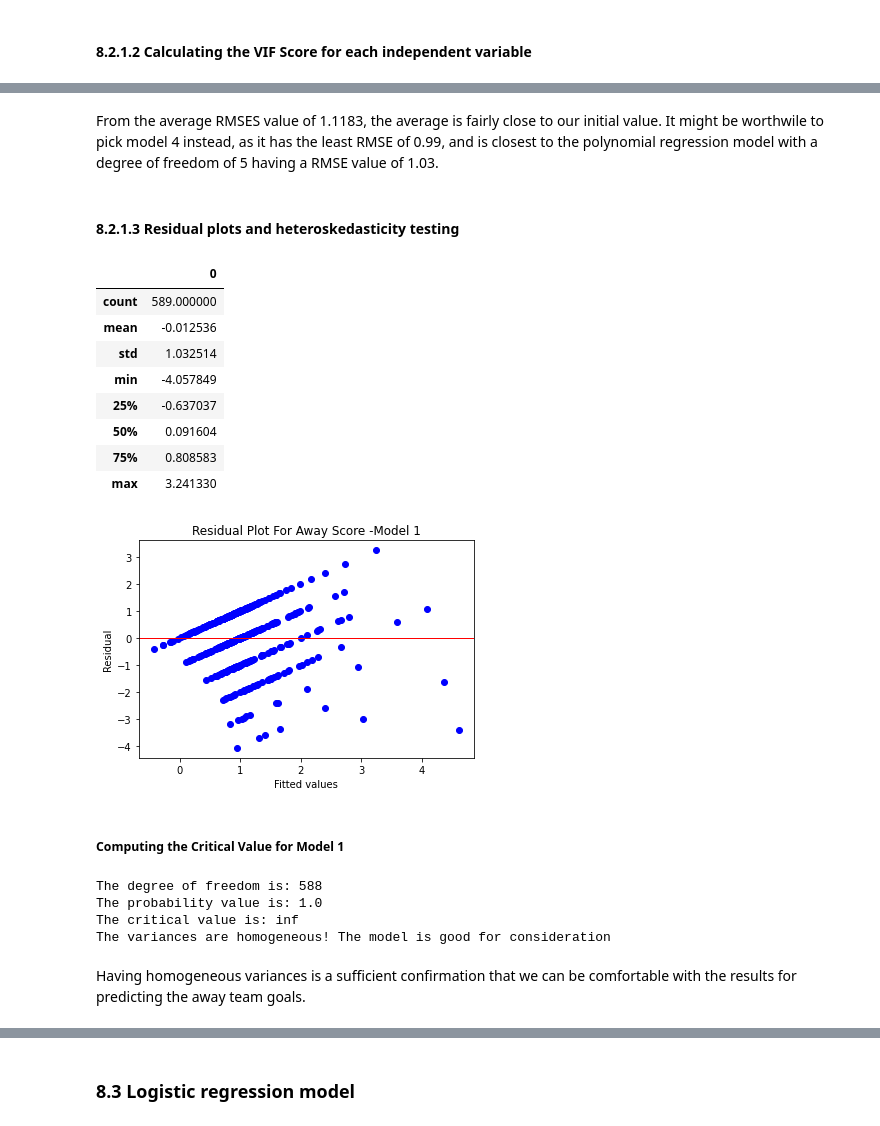
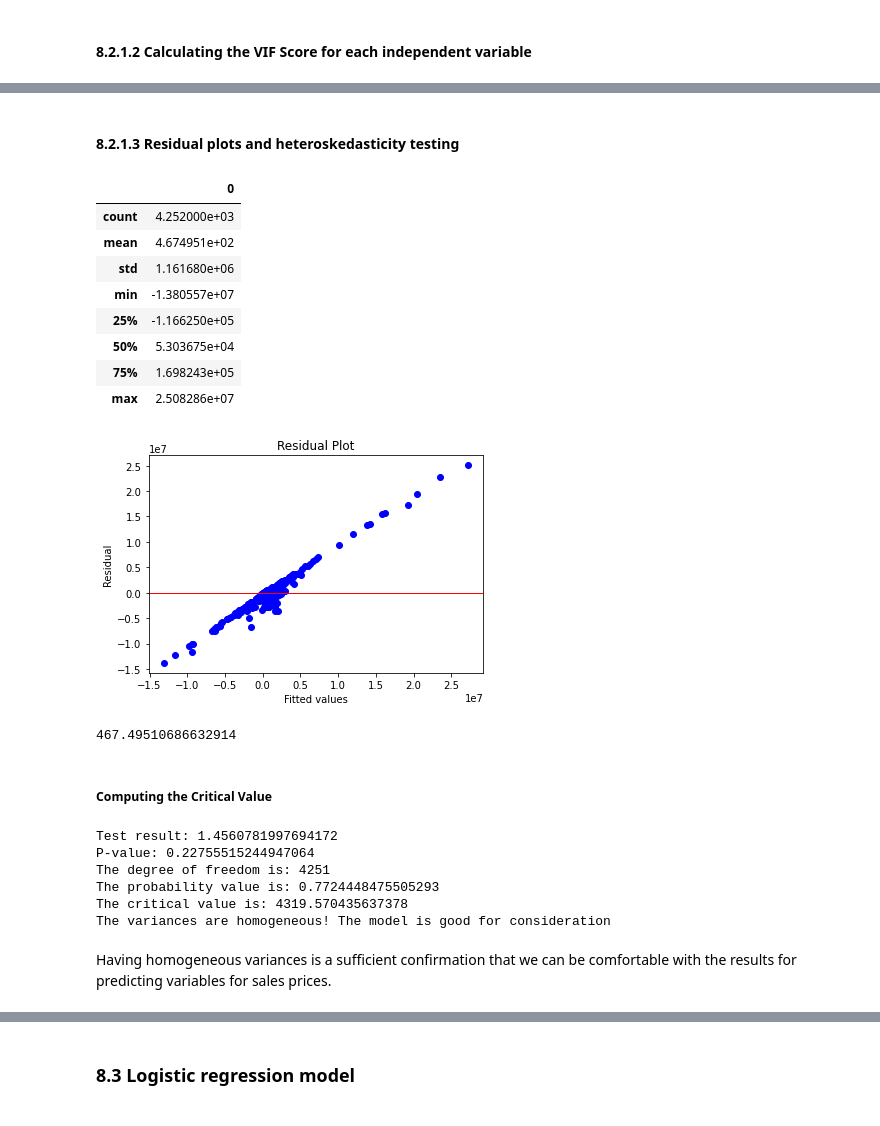
Before and after one commit to veronica1013/Datascience_core_module2_week1_IP, a Jupyter notebook: Moringa_Data_Science_Core_Module2_W2_Independent_Project_2021_10_Veronica_Isiaho_Python_Notebook_ipynb.ipynb, the cells around one changed output, grey strips where cells are left out. Cells and saved outputs as stored; diff of their text form; code cells hidden in the pictures.

```diff
--- a/Moringa_Data_Science_Core_Module2_W2_Independent_Project_2021_10_Veronica_Isiaho_Python_Notebook_ipynb.ipynb
+++ b/Moringa_Data_Science_Core_Module2_W2_Independent_Project_2021_10_Veronica_Isiaho_Python_Notebook_ipynb.ipynb
@@ -719,0 +712,5 @@ array([0, 1, 5, 4, 3, 2, 6, 7, 8])
+# %%
+# Plot histogram to show the value count per parameters
+most_viewed.drop(columns=['id', 'zipcode', 'sqft_living15', 'sqft_lot15'], inplace=True)
+
+most_viewed.hist(figsize = (15, 15));
@@ -894,6 +915,6 @@ Accuracy0.39558573853989815
 ## 8. Challenging the solution
 # %%
 ## 8.1 Hyperparameter Tuning using randon search
-df_2 = new_df.copy(deep=True)
+df_2 = most_viewed.copy(deep=True)
 df_2.head(2)
 # %% [output]
@@ -953,8 +1051,8 @@ from sklearn.linear_model import LinearRegression
 
 from sklearn.model_selection import train_test_split
 
-X = independent_goals.values
-y = df_2['away_score'].values
+X = df_2.values
+y = most_viewed['price'].values
 
 # Split the dataset into train and test sets
 X_train, X_test, y_train, y_test = train_test_split(X,y, test_size = 0.2, random_state=0)
@@ -1070,41 +1166,46 @@ The Average Value of the RMSES of the 10 folds is: 1.1183407745137997
-# %% [markdown]
-From the average RMSES value of 1.1183, the average is fairly close to our initial value. It might be worthwile to pick model 4 instead, as it has the least RMSE of 0.99, and is closest to the polynomial regression model with a degree of freedom of 5 having a RMSE value of 1.03.
 # %% [markdown]
 #### 8.2.1.3 Residual plots and heteroskedasticity testing
 # %%
-# Residuals for away score
-residuals_away_score = np.subtract(y_pred_5, y_test)
-pd.DataFrame(residuals_away_score).describe()
+# Residuals
+residuals = np.subtract(y_pred_5, y_test)
+pd.DataFrame(residuals).describe()
 # %% [output]
 |  | 0 |
-| count | 589.000000 |
-| mean | -0.012536 |
-| std | 1.032514 |
-| min | -4.057849 |
-| 25% | -0.637037 |
-| 50% | 0.091604 |
-| 75% | 0.808583 |
-| max | 3.241330 |
+| count | 4.252000e+03 |
+| mean | 4.674951e+02 |
+| std | 1.161680e+06 |
+| min | -1.380557e+07 |
+| 25% | -1.166250e+05 |
+| 50% | 5.303675e+04 |
+| 75% | 1.698243e+05 |
+| max | 2.508286e+07 |
 # %%
-# Residual plot for Model 1
-plt.scatter(y_pred_5, residuals_away_score, color='blue')
+# Residual plot for the Model
+plt.scatter(y_pred_5, residuals, color='blue')
 plt.ylabel('Residual')
 plt.xlabel('Fitted values')
-plt.title('Residual Plot For Away Score -Model 1')
-plt.axhline(y= residuals_away_score.mean(), color='red', linewidth=1)
+plt.title('Residual Plot')
+plt.axhline(y= residuals.mean(), color='red', linewidth=1)
 plt.show()
 # %% [output]
-[figure, old version]
+[figure, new version]
+# %%
+# Residual mean
+residuals.mean()
+# %% [output]
+467.49510686632914
 # %% [markdown]
-##### Computing the Critical Value for Model 1
+##### Computing the Critical Value
 # %%
 # Use bartlett's test.
 # The test establishes as a null hypothesis that the variance is equal for all datapoints
 # and the Ha hypothesis that the variance is different for at least one pair of datapoints
-
+import scipy.stats as stats
 import scipy as sp
 
-test_result, p_value = sp.stats.bartlett(y_pred_5, residuals_away_score)
+test_result, p_value = sp.stats.bartlett(y_pred_5, residuals)
+print("Test result:", test_result)
+print("P-value:", p_value)
 
 # To interpret the results we must also compute a critical value of the chi squared distribution
 degree_of_freedom = len(y_pred_5)-1
@@ -1123,9 +1224,11 @@ if (test_result > critical_value):
 else:
   print("The variances are homogeneous! The model is good for consideration")
 # %% [output]
-The degree of freedom is: 588
-The probability value is: 1.0
-The critical value is: inf
+Test result: 1.4560781997694172
+P-value: 0.22755515244947064
+The degree of freedom is: 4251
+The probability value is: 0.7724448475505293
+The critical value is: 4319.570435637378
 The variances are homogeneous! The model is good for consideration
 # %% [markdown]
-Having homogeneous variances is a sufficient confirmation that we can be comfortable with the results for predicting the away team goals.
+Having homogeneous variances is a sufficient confirmation that we can be comfortable with the results for predicting variables for sales prices.
```
Also changed, not shown: parts of 89 cells of this notebook.
